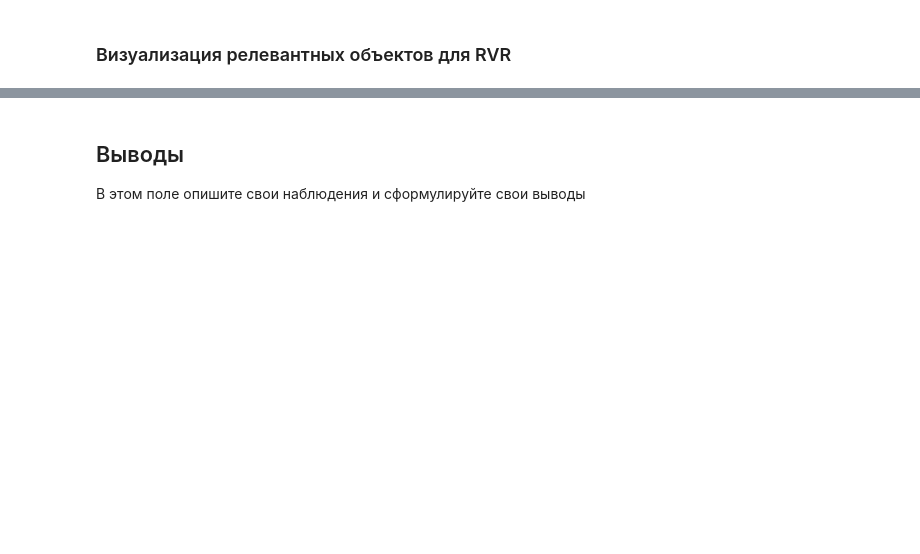
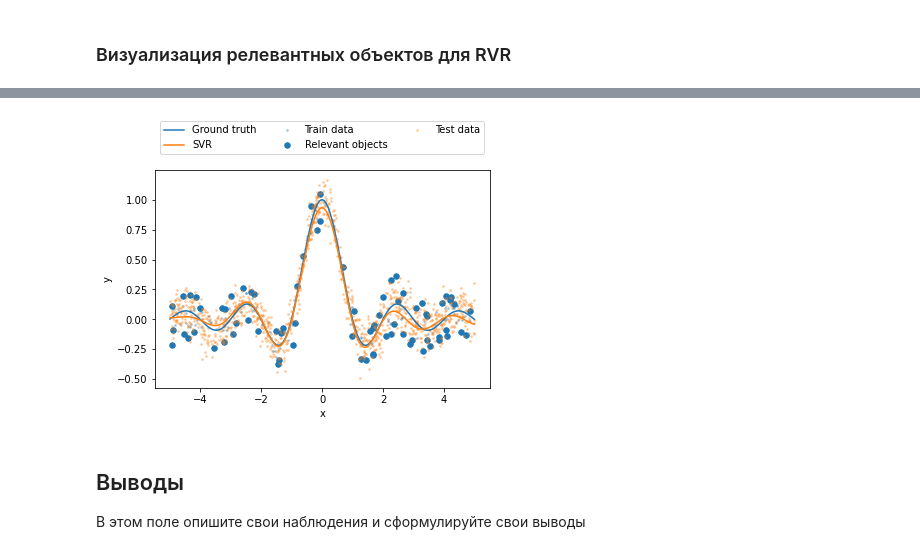
Before and after one commit to Stasiche/BMMO, a Jupyter notebook: Lab_1/Relevance Vector Regression.ipynb, the cells around one changed output, grey strips where cells are left out. Drawn from its saved outputs; the diff is of its cells as text; code cells hidden in the pictures; blank space fills up the shorter version.

```diff
--- a/Lab_1/Relevance Vector Regression.ipynb
+++ b/Lab_1/Relevance Vector Regression.ipynb
@@ -347,3 +327,18 @@ plt.show()
+# %%
+relevant = svr.support_
+fig, ax = plt.subplots()
+ax.scatter(points_train, t_train, s=3, label='Train data', alpha=0.3)
+ax.scatter(points_train[relevant], t_train[relevant], c='tab:blue', s=30, label='Relevant objects')
+ax.scatter(points_test, t_test, s=3, label='Test data', alpha=0.3)
+ax.plot(points_test, np.sinc(points_test), label='Ground truth')
+ax.plot(points_test, svr.predict(points_test.reshape(-1, 1)), label='SVR')
+
+ax.set_xlabel('x')
+ax.set_ylabel('y')
+ax.legend(ncol=3, loc=9, bbox_to_anchor=(0.5, 1.25))
+plt.show()
+# %% [output]
+[figure, added]
 # %% [markdown]
 ## Выводы
 В этом поле опишите свои наблюдения и сформулируйте свои выводы
```
Also changed, not shown: parts of 17 cells of this notebook.
